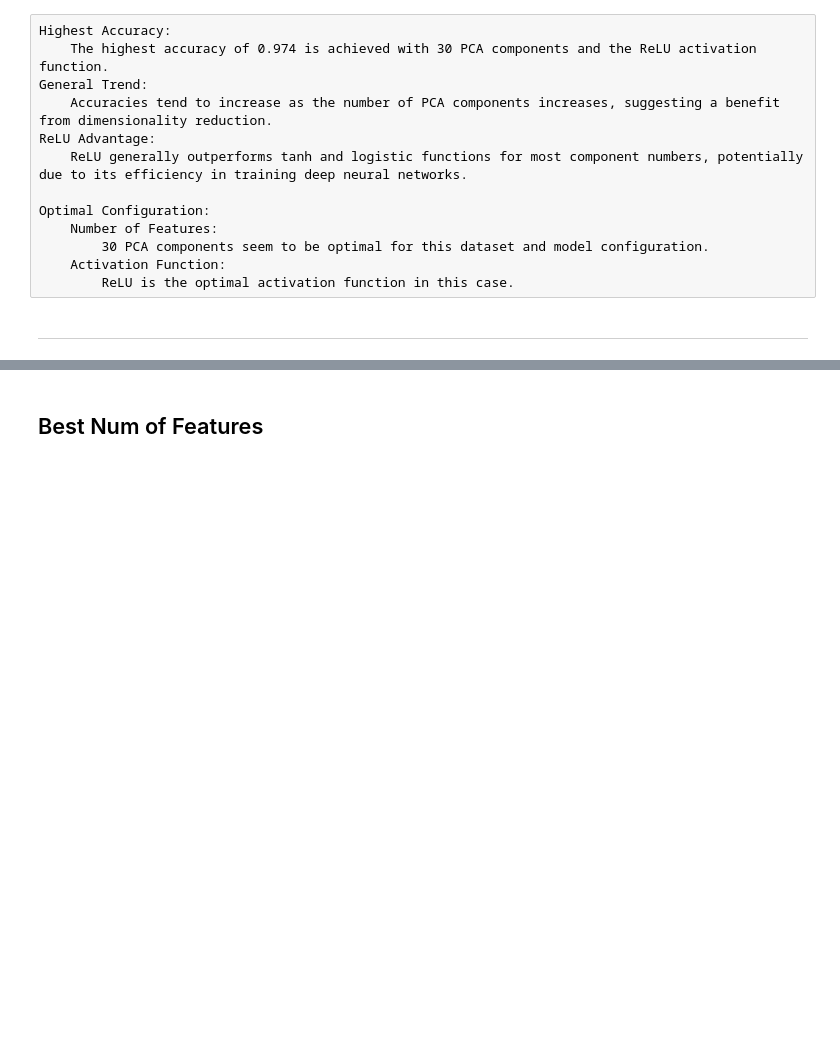
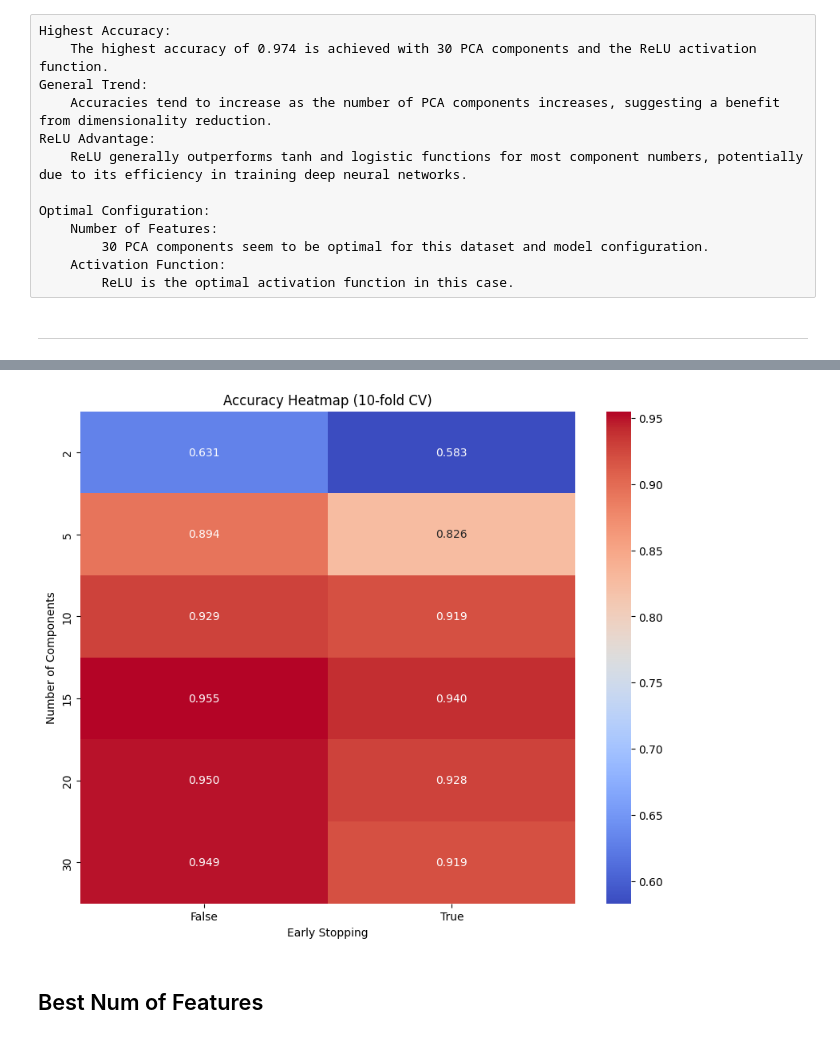
Before and after one commit to lior199707/ML_Classification, a Jupyter notebook: Project/Lior.ipynb, the cells around one changed output, grey strips where cells are left out. Drawn from its saved outputs; the diff is of its cells as text; code cells hidden in the pictures; blank space fills up the shorter version.

```diff
--- a/Project/Lior.ipynb
+++ b/Project/Lior.ipynb
@@ -241,3 +317,39 @@ ________________________________________________________________________________
+# %%
+# Define the list of early_stopping values to check
+early_stopping_values = [True, False]
+# %%
+# Prepare a grid of n_components and early_stopping combinations
+grid = []
+for n_components in num_components_list:
+    for early_stopping_value in early_stopping_values:
+        grid.append((n_components, early_stopping_value))
+
+# Compute accuracy for each combination using 10-fold cross-validation
+accuracies = []
+for n_components, early_stopping_value in grid:
+    pca = PCA(n_components=n_components)
+    X_fe = pca.fit_transform(X_fs)
+
+    mlp_clf = MLPClassifier(hidden_layer_sizes=(100,), activation='relu', max_iter=1000, random_state=42, alpha=0.0001, early_stopping=early_stopping_value, learning_rate_init=0.001)
+    scores = cross_val_score(mlp_clf, X_fe, y, cv=10)
+    accuracy = scores.mean()
+    accuracies.append((n_components, early_stopping_value, accuracy))
+
+# Convert accuracies to DataFrame
+df = pd.DataFrame(accuracies, columns=['n_components', 'early_stopping', 'accuracy'])
+
+# Create a pivot table
+pivot_table = df.pivot('n_components', 'early_stopping', 'accuracy')
+
+# Plot the heatmap
+plt.figure(figsize=(10, 8))
+sns.heatmap(pivot_table, annot=True, cmap='coolwarm', fmt=".3f")
+plt.title('Accuracy Heatmap (10-fold CV)')
+plt.xlabel('Early Stopping')
+plt.ylabel('Number of Components')
+plt.show()
+# %% [output]
+[figure, added]
 # %% [markdown]
 ## Best Num of Features
 # %%
```
Also changed, not shown: parts of 9 cells of this notebook.
